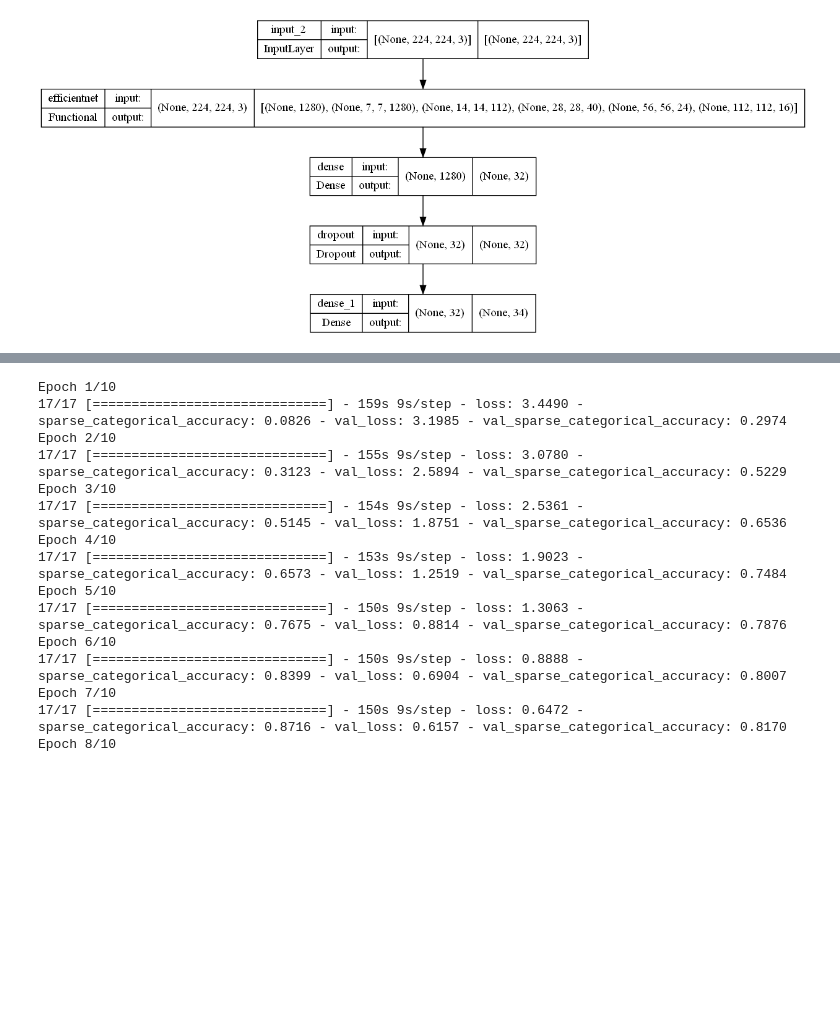
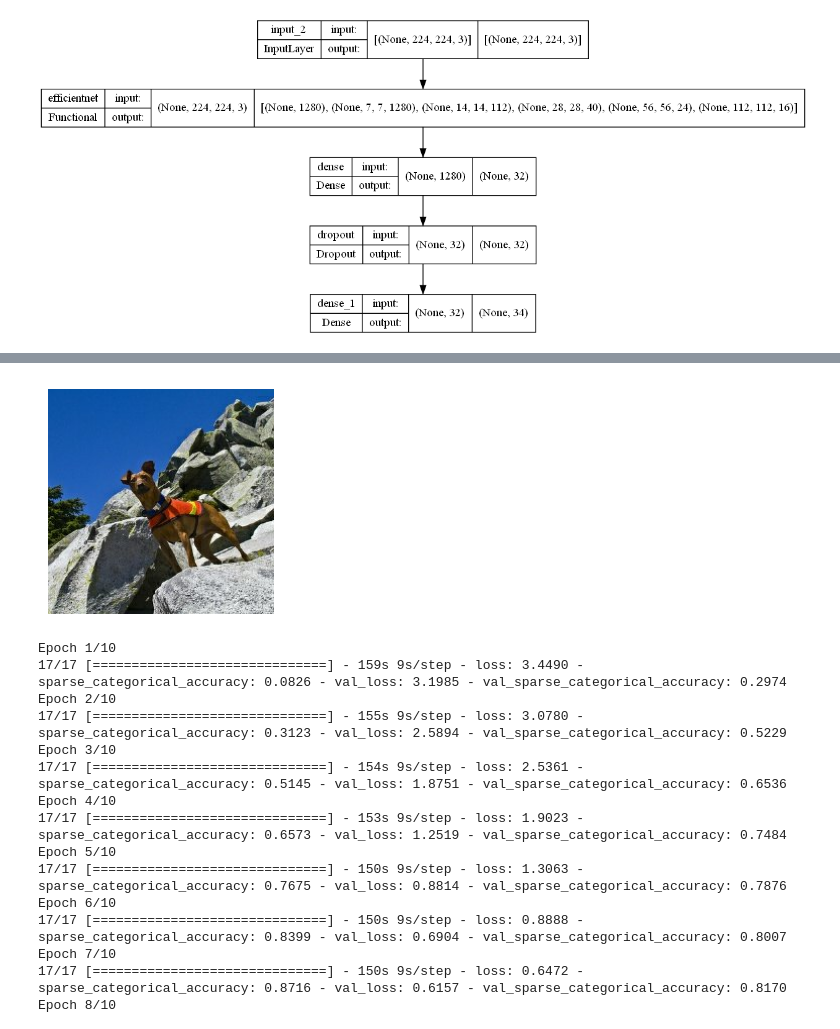
Before and after one commit to ancabenca/ds2-hw, a Jupyter notebook: Assigment2/DS_2_2024_HW2_template_cisty.ipynb, the cells around one changed output, grey strips where cells are left out. Saved outputs shown, nothing was run; the diff lists cells and outputs as text; code cells hidden in the pictures; blank space fills up the shorter version.

```diff
--- a/Assigment2/DS_2_2024_HW2_template_cisty.ipynb
+++ b/Assigment2/DS_2_2024_HW2_template_cisty.ipynb
@@ -208,6 +289,15 @@ validation_ds = dev.map(augment_dev)
 # Apply .batch() to 'train' and 'dev' with some choice of batch size
 train_fin = train_ds.cache().batch(batch_size).prefetch(buffer_size=10)
 validation = validation_ds.cache().batch(batch_size).prefetch(buffer_size=10)
+# %%
+#Visual check - not working RN
+ax = plt.subplot(1, 2, 1)
+for image, label in train_ds.take(3):
+    plt.imshow(image.numpy())
+    plt.axis('off')
+    plt.plot()
+# %% [output]
+[figure, added]
 # %%
 # Fit your model using early stopping
 
```
Also changed, not shown: parts of 7 cells of this notebook, 1 other file.
